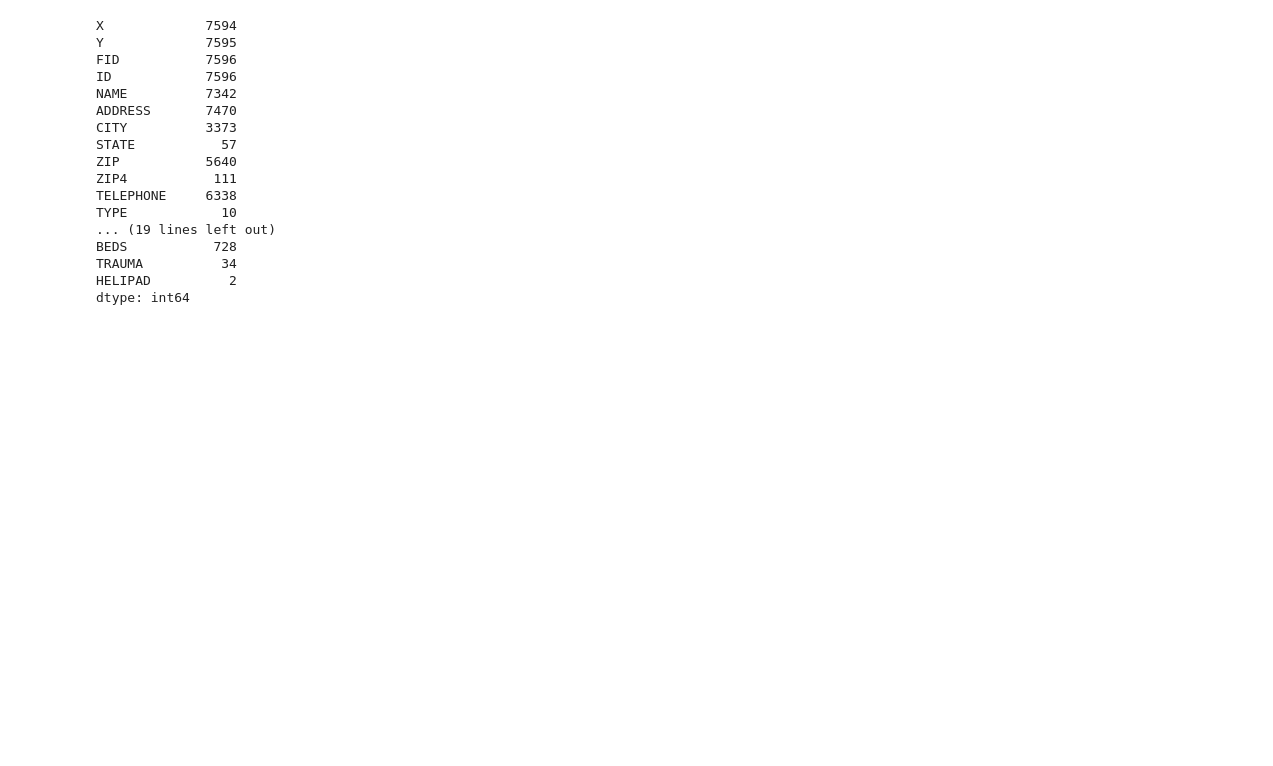
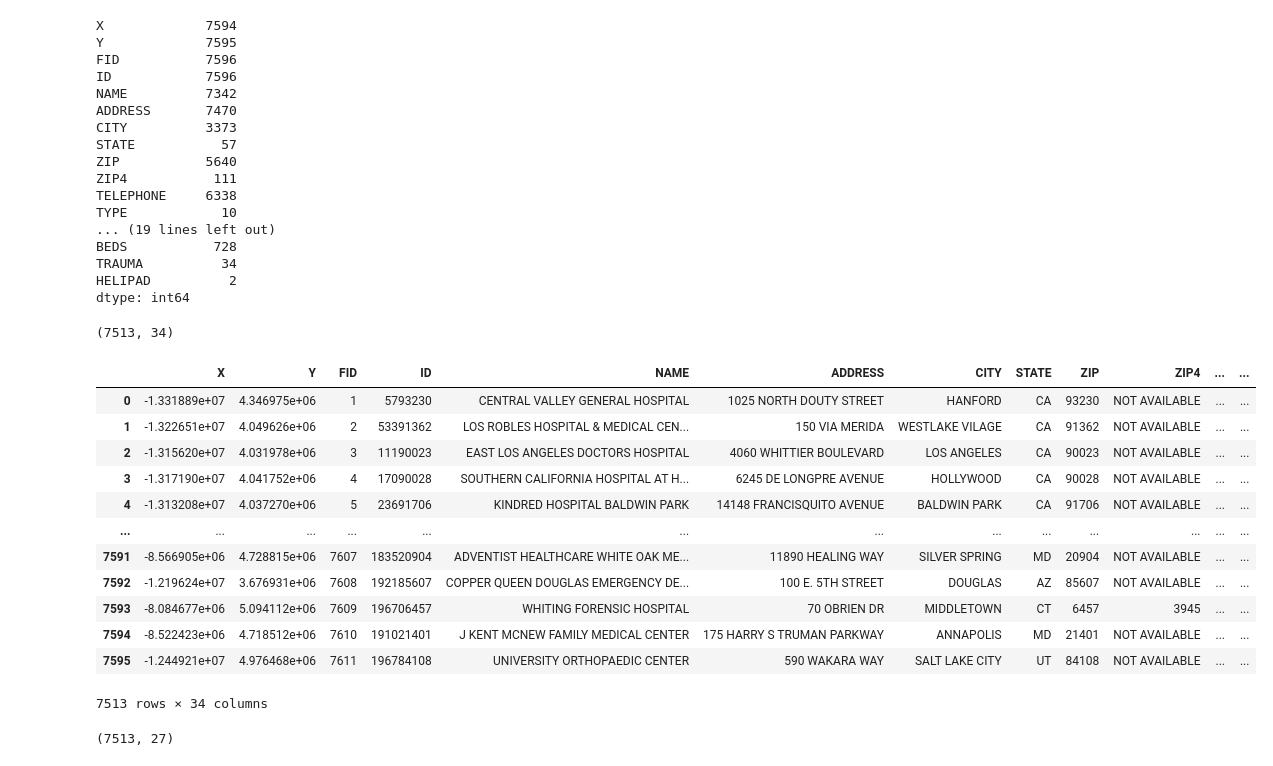
Before and after one commit to Deelacole2/Final_Project, a Jupyter notebook: hospital_data.ipynb, the cells around one changed output. Cells and saved outputs as stored; diff of their text form; code cells hidden in the pictures; blank space fills up the shorter version.

```diff
--- a/hospital_data.ipynb
+++ b/hospital_data.ipynb
@@ -57,0 +55,27 @@ application_df
+# %%
+# Dropping all non-USA rows from the country column
+hospital_info_df = hospital_info_df[hospital_info_df["COUNTRY"] == 'USA']
+print(hospital_info_df.shape)
+hospital_info_df
+# %% [output]
+(7513, 34)
+|  | X | Y | FID | ID | NAME | ADDRESS | CITY | STATE | ZIP | ZIP4 | ... | ... |
+| 0 | -1.331889e+07 | 4.346975e+06 | 1 | 5793230 | CENTRAL VALLEY GENERAL HOSPITAL | 1025 NORTH DOUTY STREET | HANFORD | CA | 93230 | NOT AVAILABLE | ... | ... |
+| 1 | -1.322651e+07 | 4.049626e+06 | 2 | 53391362 | LOS ROBLES HOSPITAL & MEDICAL CEN... | 150 VIA MERIDA | WESTLAKE VILAGE | CA | 91362 | NOT AVAILABLE | ... | ... |
+| 2 | -1.315620e+07 | 4.031978e+06 | 3 | 11190023 | EAST LOS ANGELES DOCTORS HOSPITAL | 4060 WHITTIER BOULEVARD | LOS ANGELES | CA | 90023 | NOT AVAILABLE | ... | ... |
+| 3 | -1.317190e+07 | 4.041752e+06 | 4 | 17090028 | SOUTHERN CALIFORNIA HOSPITAL AT H... | 6245 DE LONGPRE AVENUE | HOLLYWOOD | CA | 90028 | NOT AVAILABLE | ... | ... |
+| 4 | -1.313208e+07 | 4.037270e+06 | 5 | 23691706 | KINDRED HOSPITAL BALDWIN PARK | 14148 FRANCISQUITO AVENUE | BALDWIN PARK | CA | 91706 | NOT AVAILABLE | ... | ... |
+| ... | ... | ... | ... | ... | ... | ... | ... | ... | ... | ... | ... | ... |
+| 7591 | -8.566905e+06 | 4.728815e+06 | 7607 | 183520904 | ADVENTIST HEALTHCARE WHITE OAK ME... | 11890 HEALING WAY | SILVER SPRING | MD | 20904 | NOT AVAILABLE | ... | ... |
+| 7592 | -1.219624e+07 | 3.676931e+06 | 7608 | 192185607 | COPPER QUEEN DOUGLAS EMERGENCY DE... | 100 E. 5TH STREET | DOUGLAS | AZ | 85607 | NOT AVAILABLE | ... | ... |
+| 7593 | -8.084677e+06 | 5.094112e+06 | 7609 | 196706457 | WHITING FORENSIC HOSPITAL | 70 OBRIEN DR | MIDDLETOWN | CT | 6457 | 3945 | ... | ... |
+| 7594 | -8.522423e+06 | 4.718512e+06 | 7610 | 191021401 | J KENT MCNEW FAMILY MEDICAL CENTER | 175 HARRY S TRUMAN PARKWAY | ANNAPOLIS | MD | 21401 | NOT AVAILABLE | ... | ... |
+| 7595 | -1.244921e+07 | 4.976468e+06 | 7611 | 196784108 | UNIVERSITY ORTHOPAEDIC CENTER | 590 WAKARA WAY | SALT LAKE CITY | UT | 84108 | NOT AVAILABLE | ... | ... |
+7513 rows × 34 columns
+# %%
+
+# Removing unneccesary columns
+hospital_info_df = hospital_info_df.drop(['TTL_STAFF', 'SOURCE', 'VAL_METHOD', 'VAL_DATE', 'WEBSITE', 'STATE_ID', 'ALT_NAME'], axis=1)
+hospital_info_df.shape
+# %% [output]
+(7513, 27)
```
Also changed, not shown: parts of 10 cells of this notebook, 1 other file.
